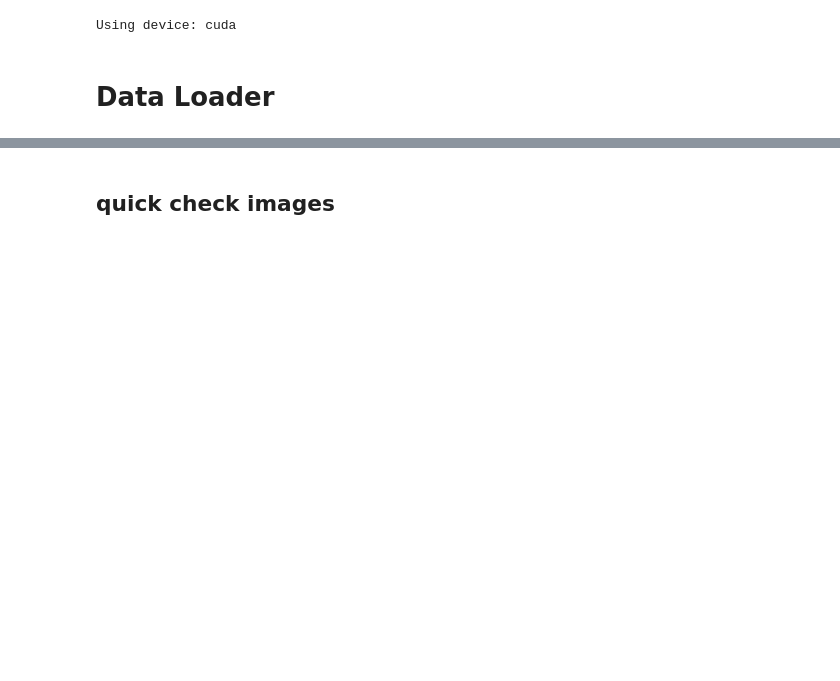
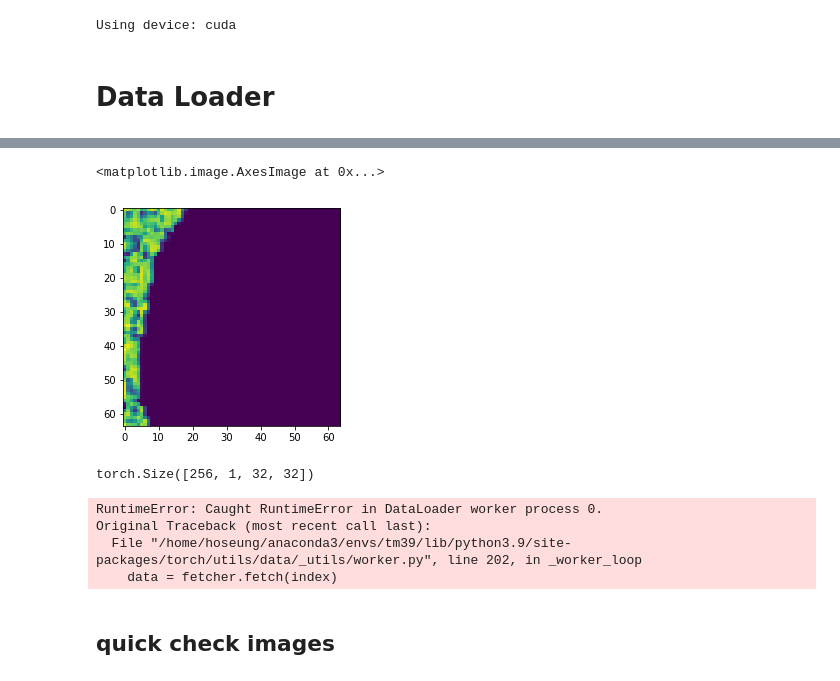
Before and after one commit to Hoseung/ATM, a Jupyter notebook: notebooks/ATM_SimCLR.ipynb, the cells around one changed output, grey strips where cells are left out. Saved outputs shown, nothing was run; the diff lists cells and outputs as text; code cells hidden in the pictures; blank space fills up the shorter version.

Commit message:
testing image embeddings

```diff
--- a/notebooks/ATM_SimCLR.ipynb
+++ b/notebooks/ATM_SimCLR.ipynb
@@ -190,0 +177,12 @@ train_loader = DataLoader(train_data, batch_size=args.batch_size, shuffle=True,
+# %%
+train_transform = transforms.Compose([
+    transforms.RandomResizedCrop(64),
+    transforms.RandomHorizontalFlip(p=0.5),
+    #transforms.RandomApply([transforms.ColorJitter(0.4, 0.4, 0.4, 0.1)], p=0.8),
+    #transforms.RandomGrayscale(p=0.2),
+    transforms.ToTensor(),
+    transforms.Normalize([0.5], [0.2])])#[0.4914, 0.4822, 0.4465], [0.2023, 0.1994, 0.2010])])
+
+test_transform = transforms.Compose([
+    transforms.ToTensor(),
+    transforms.Normalize([0.5], [0.2])])#0.4914, 0.4822, 0.4465], [0.2023, 0.1994, 0.2010])])
@@ -190,0 +197,46 @@ train_loader = DataLoader(train_data, batch_size=args.batch_size, shuffle=True,
+# %%
+# data prepare
+frac_train = 0.9
+
+all_data = TonemapImageDatasetPair(all_gals, partial(Mantiuk_Seidel, **tmo_params),
+                                     labels=cat['TT'].to_numpy(),
+                                     train=True,
+                                     transform=train_transform)
+
+all_data_val = TonemapImageDataset(all_gals, partial(Mantiuk_Seidel, **tmo_params),
+                                     labels=cat['TT'].to_numpy(),
+                                     train=False,
+                                     transform=test_transform)
+len_data = len(all_data)
+
+data_idx = np.arange(len_data)
+np.random.shuffle(data_idx)
+ind = int(np.floor(len_data * frac_train))
+train_idx, test_idx = data_idx[:ind], data_idx[ind:]
+
+train_sampler = SubsetRandomSampler(train_idx)
+test_sampler = SubsetRandomSampler(test_idx)
+
+train_loader = DataLoader(all_data, batch_size=args.batch_size, shuffle=False, num_workers=16, pin_memory=True, drop_last=True,
+                         sampler=train_sampler) # shuffle = False bc. sampler has randomized indices.
+
+test_loader = DataLoader(all_data_val, batch_size=args.batch_size, shuffle=False, num_workers=16, pin_memory=True, drop_last=True,
+                         sampler=test_sampler)
+# %%
+im, _ = next(iter(train_loader))
+# %%
+plt.imshow(im[0][3][0])
+# %% [output]
+<matplotlib.image.AxesImage at 0x...>
+[figure, added]
+# %%
+im[1].shape
+# %% [output]
+torch.Size([256, 1, 32, 32])
+# %%
+im, _ = next(iter(test_loader))
+# %% [output]
+RuntimeError: Caught RuntimeError in DataLoader worker process 0.
+Original Traceback (most recent call last):
+  File "/home/hoseung/anaconda3/envs/tm39/lib/python3.9/site-packages/torch/utils/data/_utils/worker.py", line 202, in _worker_loop
+    data = fetcher.fetch(index)
```
Also changed, not shown: parts of 25 cells of this notebook.
